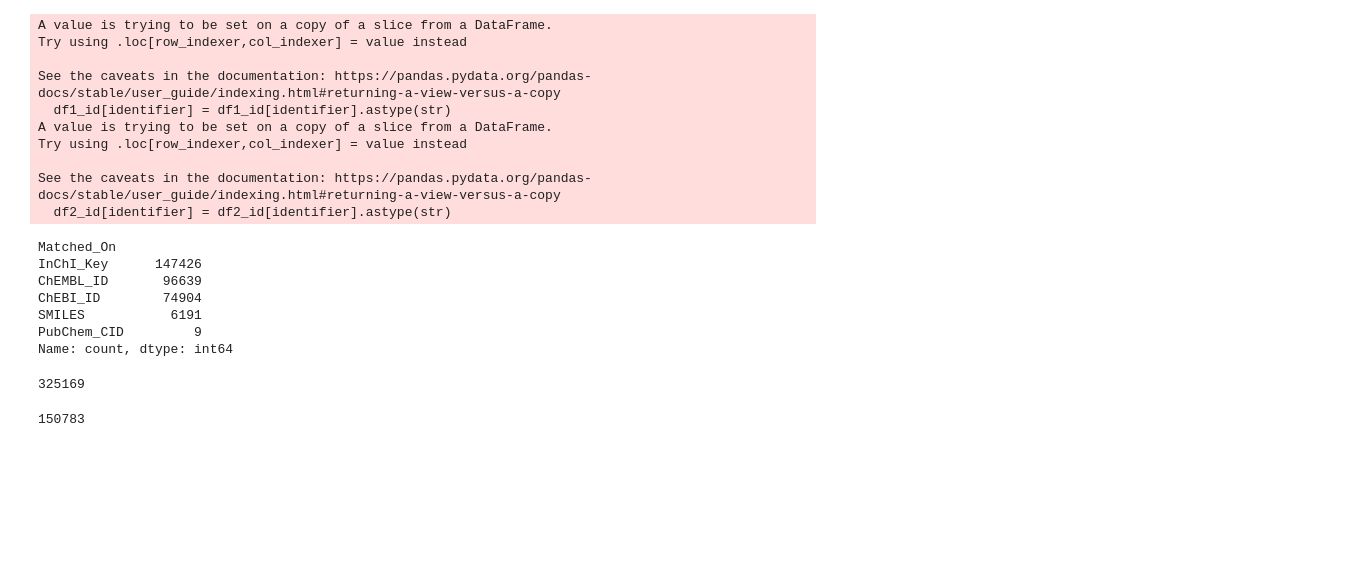
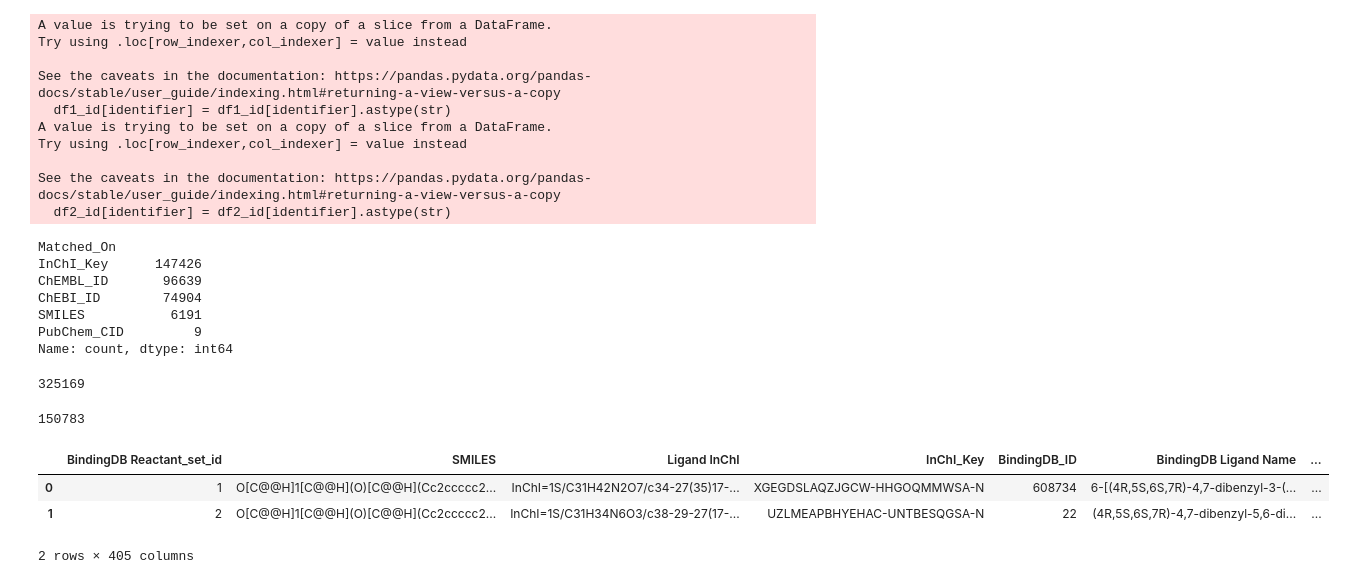
Before and after one commit to matheogodenzi/HyperBabbage, a Jupyter notebook: Seb - Merge Bind & DrugBank.ipynb, the cells around one changed output. Saved outputs shown, nothing was run; the diff lists cells and outputs as text; code cells hidden in the pictures; blank space fills up the shorter version.

Commit message:
Update for Left join

```diff
--- a/Seb - Merge Bind & DrugBank.ipynb
+++ b/Seb - Merge Bind & DrugBank.ipynb
@@ -164,7 +122,6 @@ import os
 import gc
 
 # Ensure the output file does not exist from previous runs
-output_file = 'intermediate_results.csv'
 if os.path.exists(output_file):
     os.remove(output_file)
 
@@ -220,35 +177,6 @@ def merge_on_identifiers(df1, df2, identifiers, output_file):
             del df1_id, df2_id, merged_df
             gc.collect()
 
-# Rename columns in BindingDB to unify naming conventions
-BindingDB = filtered_df.rename(columns={
-    'PubChem CID': 'PubChem_CID',
-    'ChEBI ID of Ligand': 'ChEBI_ID',
-    'ChEMBL ID of Ligand': 'ChEMBL_ID',
-    'DrugBank ID of Ligand': 'DrugBank_ID',
-    'KEGG ID of Ligand': 'KEGG_ID',
-    'ZINC ID of Ligand': 'ZINC_ID',
-    'Ligand SMILES': 'SMILES',
-    'Ligand InChI Key': 'InChI_Key',
-    'BindingDB MonomerID': 'BindingDB_ID',
-})
-
-# Rename columns in DrugBank to unify naming conventions
-DrugBank = drugbank.rename(columns={
-    'chebi': 'ChEBI_ID',
-    'chembl': 'ChEMBL_ID',
-    'pubchem': 'PubChem_CID',
-    'PubChem Substance': 'PubChem_SID',
-    'DrugBank IDs': 'DrugBank_ID',
-    'bindingdb': 'BindingDB_ID',
-    'ZINC': 'ZINC_ID',
-    'SMILES': 'SMILES',
-    'InChI': 'InChI_Key',
-    'KEGG Compound': 'KEGG_ID'
-})
-
-BindingDB['Unique_ID'] = np.arange(len(BindingDB))
-
 # Perform the merge
 merge_on_identifiers(BindingDB, DrugBank, identifier_columns, output_file)
 # %% [output]
@@ -330,3 +258,13 @@ merged_df['Unique_ID'].nunique()
 150783
 # %%
 merged_df.drop_duplicates(subset=['Unique_ID'], inplace=True)
+# %%
+# Left join binding db with merged_df (on Unique_ID), don't duplicate columns though
+binding_readded = pd.merge(BindingDB, merged_df, on='Unique_ID', how='left', suffixes=('', '_y'))
+# %%
+binding_readded.head(2)
+# %% [output]
+|  | BindingDB Reactant_set_id | SMILES | Ligand InChI | InChI_Key | BindingDB_ID | BindingDB Ligand Name | ... |
+| 0 | 1 | O[C@@H]1[C@@H](O)[C@@H](Cc2ccccc2... | InChI=1S/C31H42N2O7/c34-27(35)17-... | XGEGDSLAQZJGCW-HHGOQMMWSA-N | 608734 | 6-[(4R,5S,6S,7R)-4,7-dibenzyl-3-(... | ... |
+| 1 | 2 | O[C@@H]1[C@@H](O)[C@@H](Cc2ccccc2... | InChI=1S/C31H34N6O3/c38-29-27(17-... | UZLMEAPBHYEHAC-UNTBESQGSA-N | 22 | (4R,5S,6S,7R)-4,7-dibenzyl-5,6-di... | ... |
+2 rows × 405 columns
```
Also changed, not shown: parts of 9 cells of this notebook.
